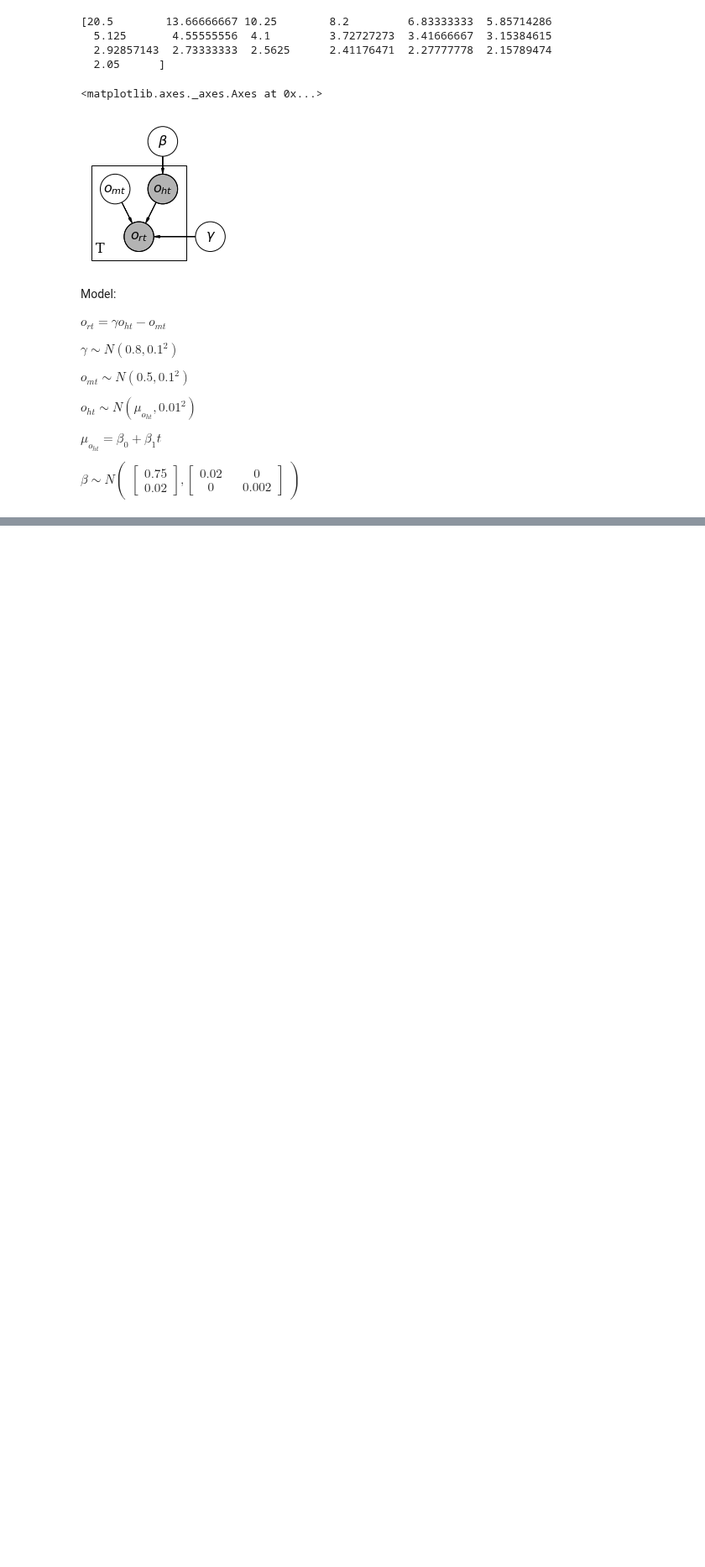
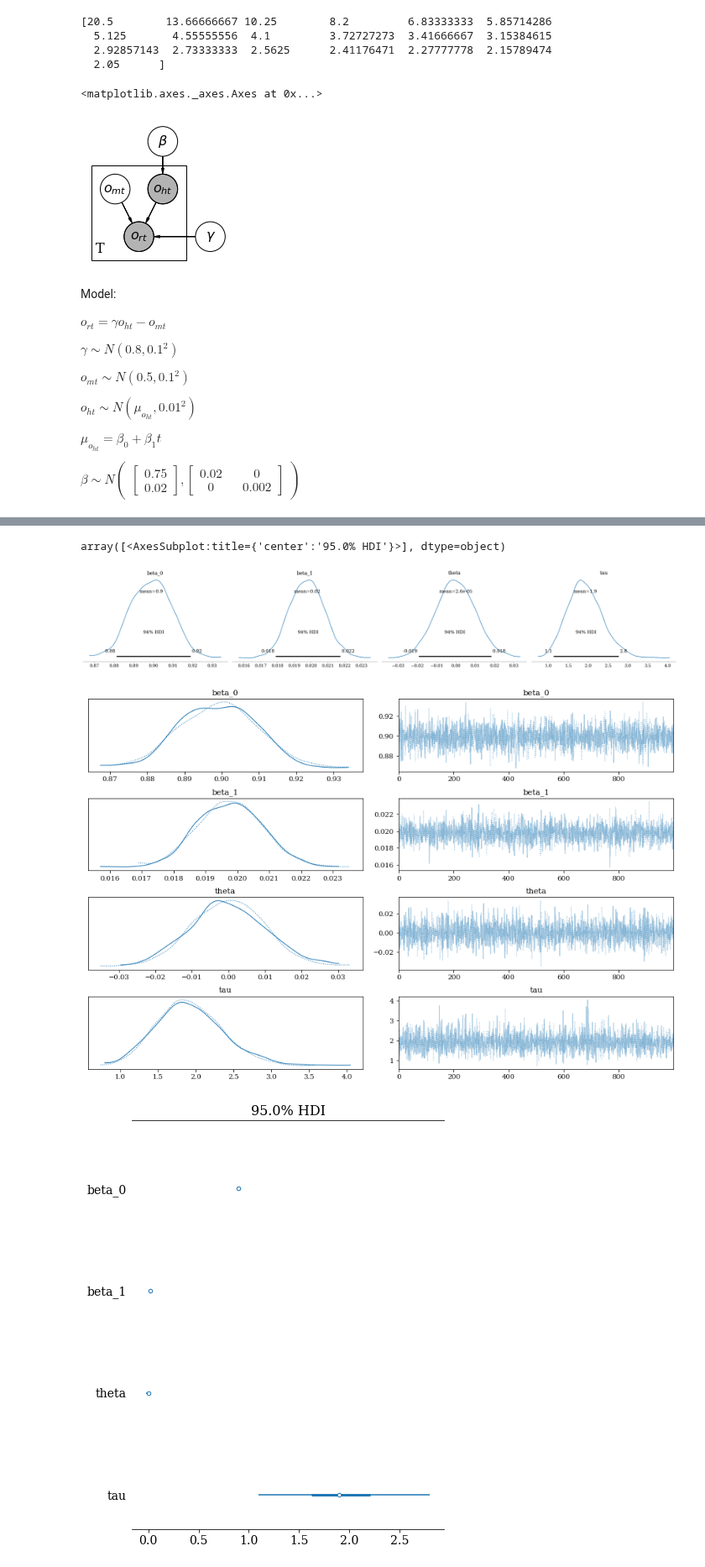
Before and after one commit to AnttiHaerkoenen/vyborg_orthodox, a Jupyter notebook: notebooks/missing_orthodox.ipynb, the cells around one changed output, grey strips where cells are left out. Shown at 84% size. Saved outputs shown, nothing was run; the diff lists cells and outputs as text; code cells hidden in the pictures; blank space fills up the shorter version.

```diff
--- a/notebooks/missing_orthodox.ipynb
+++ b/notebooks/missing_orthodox.ipynb
@@ -146,42 +146,44 @@ standard = 15_000
 data_pm = data_pm / standard
 data_pm['t'] = data_pm.index - 1880
 
+with pm.Model() as model:
+    n, _ = data_pm.shape
+    beta_0 = pm.Normal("beta_0", mu=0.9, sigma=0.01)
+    beta_1 = pm.Normal("beta_1", mu=0.02, sigma=0.001)
+    theta = pm.Normal('theta', 0, 0.01)
+    tau = pm.Exponential("tau", 10)
+    mu_total = tt.sub(data_pm.register_total, tt.add(beta_0, tt.mul(beta_1, data_pm.t)))
+    total = pm.AR1(
+        "total",
+        k=theta,
+        tau_e=tau,
+        observed=mu_total,
+        # init=pm.Normal(),
+    )
+    trace = pm.sample(1000, tune=2000, init="advi+adapt_diag")
+    prior = pm.sample_prior_predictive()
+    posterior = pm.sample()
+    posterior_pred = pm.sample_posterior_predictive(posterior)
+
+
 # with pm.Model() as model:
-#     beta_mu = np.stack([0.85, 0.1])
-#     beta_cov = np.diag([0.01, 0.01])
-#     beta = pm.MvNormal("theta", mu=beta_mu, cov=beta_cov, shape=(1, 2))
-#     mu_total = beta[0, 0] + beta[0, 1] * data_pm.t
-#     # tau_total = pm.Exponential('tau_total', 0.01)
-#     tau_total = 1
+#     n, _ = data_pm.shape
+#     beta_0 = pm.Normal("beta_0", mu=0.9, sigma=0.1)
+#     beta_1 = pm.Normal("beta_1", mu=0.015, sigma=0.1)
+#     idx = np.arange(n-1)
+#     cov_e = np.diag(np.repeat(20, n))
+#     sigma_total = pm.Exponential("sigma_total", 0.2)
+#     mu_total = beta_0 + beta_1 * data_pm.t
 #     total = pm.Normal(
 #         "total",
 #         mu=mu_total,
-#         tau=tau_total,
-#         observed=data.register_total,
+#         sigma=sigma_total,
+#         observed=data_pm.register_total,
 #     )
 #     trace = pm.sample(1000, tune=2000, init="advi+adapt_diag")
 #     prior = pm.sample_prior_predictive()
 #     posterior = pm.sample()
 #     posterior_pred = pm.sample_posterior_predictive(posterior)
-
-with pm.Model() as model:
-    n, _ = data_pm.shape
-    beta_0 = pm.Normal("beta_0", mu=0.9, sigma=0.1)
-    beta_1 = pm.Normal("beta_1", mu=0.015, sigma=0.1)
-    idx = np.arange(n-1)
-    cov_e = np.diag(np.repeat(20, n))
-    sigma_total = pm.Exponential("sigma_total", 0.2)
-    mu_total = beta_0 + beta_1 * data_pm.t
-    total = pm.Normal(
-        "total",
-        mu=mu_total,
-        sigma=sigma_total,
-        observed=data_pm.register_total,
-    )
-    trace = pm.sample(1000, tune=2000, init="advi+adapt_diag")
-    prior = pm.sample_prior_predictive()
-    posterior = pm.sample()
-    posterior_pred = pm.sample_posterior_predictive(posterior)
 
 # with pm.Model() as model:
 #     pm.glm.GLM.from_formula(
@@ -200,3 +217,7 @@ MissingInputError: Input 0 of the graph (indices start from 0), used to compute
+array([<AxesSubplot:title={'center':'95.0% HDI'}>], dtype=object)
+[figure, added]
+[figure, added]
+[figure, added]
 # %%
 def plot_prediction(data, standard, skip=100):
     year = np.arange(1880, 1918, 1)
```
Also changed, not shown: parts of 3 cells of this notebook.
